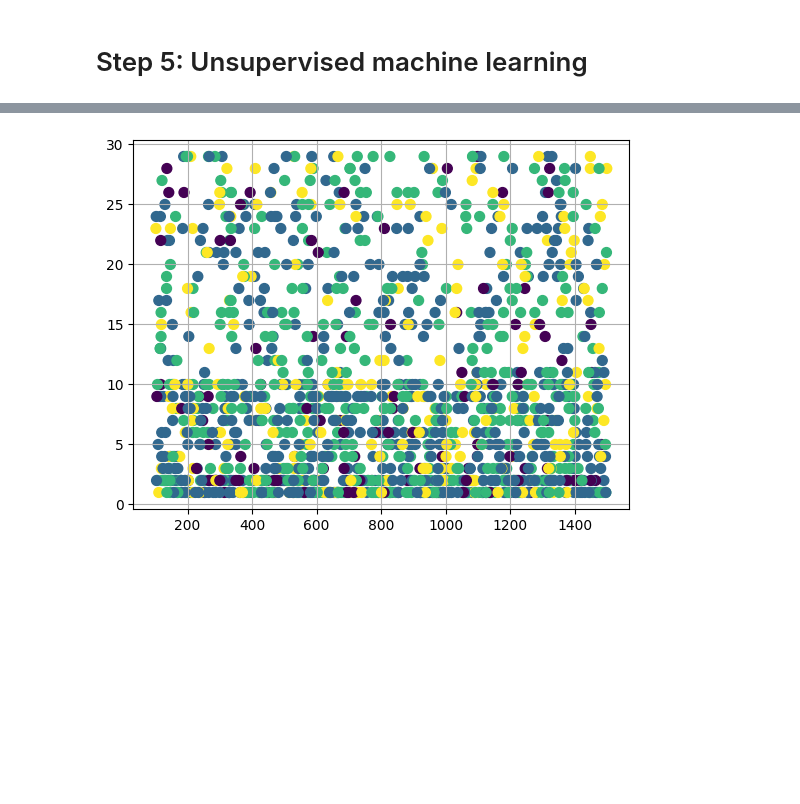
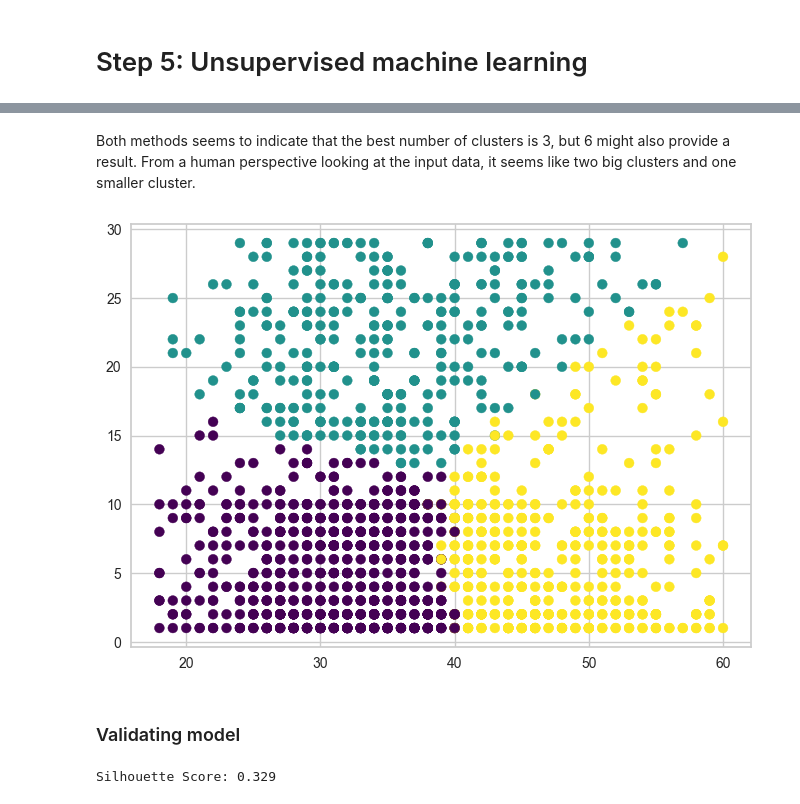
Before and after one commit to Peter537/Dat4-BI-MP4, a Jupyter notebook: attrition.ipynb, the cells around one changed output, grey strips where cells are left out. Cells and saved outputs as stored; diff of their text form; code cells hidden in the pictures; blank space fills up the shorter version.

```diff
--- a/attrition.ipynb
+++ b/attrition.ipynb
@@ -267,5 +260,8 @@ Accuracy score: 0.8605442176870748
 # %%
 from sklearn.cluster import KMeans
+from sklearn.metrics import silhouette_score
 from scipy.spatial.distance import cdist
+from yellowbrick.cluster import SilhouetteVisualizer
 
-X = cleaned_df.iloc[:, 1:]
+cluster_df = cleaned_df.drop(["MonthlyIncome", "DailyRate", "YearsAtCompany", "TotalWorkingYears"], axis=1)
+X = cluster_df.values
@@ -273,9 +300,15 @@ X = cleaned_df.iloc[:, 1:]
 distortions = []
 K = range(1, 10)
 for k in K:
-    kmeanModel = KMeans(n_clusters=k)
-    kmeanModel.fit(X)
-    distortions.append(kmeanModel.inertia_)
+    KMmodel = KMeans(n_clusters=k)
+    KMmodel.fit(X)
+    distortions.append(KMmodel.inertia_)
 
 print(distortions)
+
+plt.title('Elbow Method')
+plt.plot(K, distortions, 'bx-')
+plt.xlabel('k')
+plt.ylabel('Distortion')
+plt.show()
 # %% [output]
@@ -290,0 +317,15 @@ plt.show()
+# %%
+scores = []
+K = range(2,10)
+for k in K:
+    KMmodel = KMeans(n_clusters=k, n_init=10)
+    KMmodel.fit(X)
+    score = silhouette_score(X, KMmodel.labels_, metric='euclidean', sample_size=len(X))
+    scores.append(score)
+
+# Plot the elbow
+plt.title('Silhouette Score Method for Discovering the Optimal K')
+plt.plot(K, scores, 'bx-')
+plt.xlabel('K')
+plt.ylabel('Silhouette Score')
+plt.show()
@@ -291,18 +334,29 @@ plt.show()
+# %% [markdown]
+Both methods seems to indicate that the best number of clusters is 3, but 6 might also provide a result. From a human perspective looking at the input data, it seems like two big clusters and one smaller cluster.
 # %%
-num_clusters = 4
+num_clusters = 3
 
-KMeans = KMeans(init="k-means++", n_clusters=num_clusters, n_init=20)
-KMeans.fit(X)
+KMmodel = KMeans(init="k-means++", n_clusters=num_clusters, n_init=20)
+KMmodel.fit(X)
 
-Y = KMeans.predict(X)
+Y = KMmodel.predict(X)
 # %%
 # Plot the points with color code of the predicted clusters
 # viridis - a color map, https://matplotlib.org/users/colormaps.html
 # s - marker size, here, the dots size
 # c - marker color, here taken from the predicted clusters
-plt.scatter(X.iloc[:, 0], X.iloc[:, 1], c=Y, s=50, cmap='viridis')
+plt.scatter(X[:, 0], X[:, 1], c=Y, s=50, cmap='viridis')
 
 plt.grid(True)
 plt.show()
 # %% [output]
-[figure, old version]
+[figure, new version]
+# %% [markdown]
+### Validating model
+# %%
+KMmodel.predict(X)
+
+score = silhouette_score(X, KMmodel.labels_, metric='euclidean')
+print('Silhouette Score: %.3f' % score)
+# %% [output]
+Silhouette Score: 0.329
```
Also changed, not shown: parts of 13 cells of this notebook.
